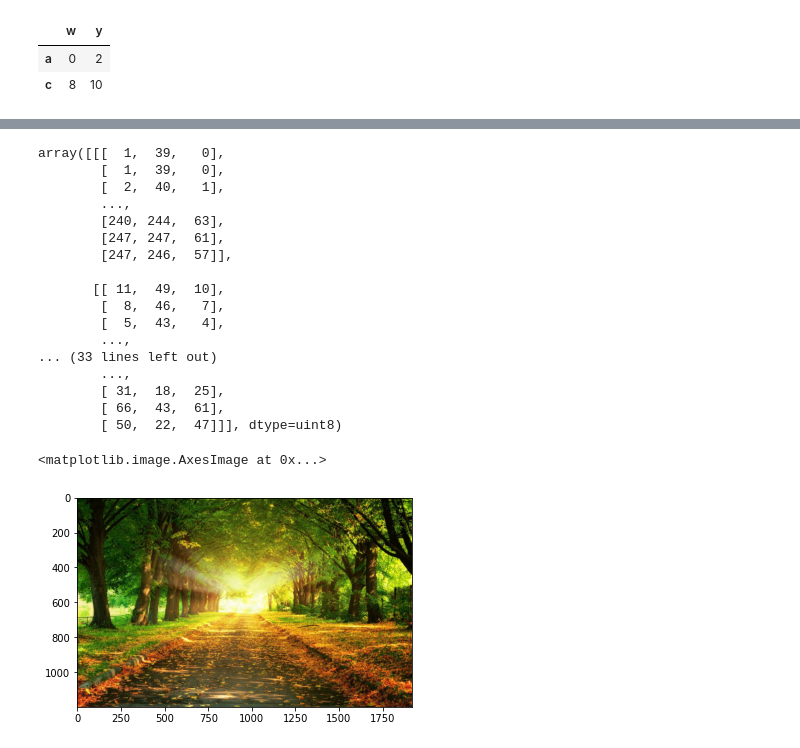
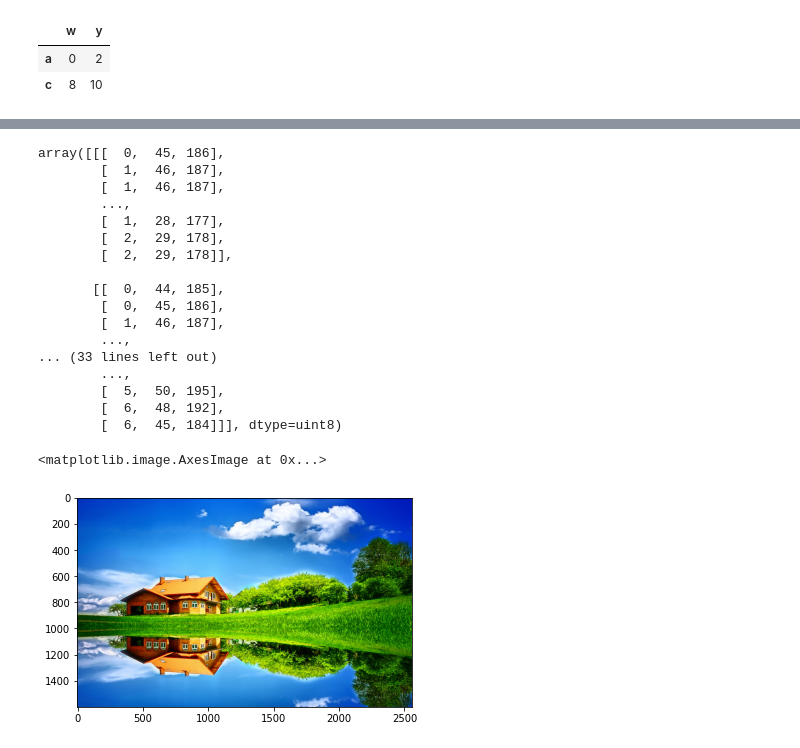
Before and after one commit to YamunaRekapalli/FMML-ASSIGNMENT, a Jupyter notebook: FMML_Aug22_M1Lab1_PythonBasics.ipynb, the cells around one changed output, grey strips where cells are left out. Drawn from its saved outputs; the diff is of its cells as text; code cells hidden in the pictures.

```diff
--- a/FMML_Aug22_M1Lab1_PythonBasics.ipynb
+++ b/FMML_Aug22_M1Lab1_PythonBasics.ipynb
@@ -616,27 +587,27 @@ plt.show()
 ## Answer 3 :
 
 ## 1) make sure drive is loaded and then upload a test image onto your drive
-plt.imread('/content/gdrive/MyDrive/nature.jpg')
+plt.imread('/content/gdrive/MyDrive/nature image.jpg')
 # %% [output]
-array([[[  1,  39,   0],
-        [  1,  39,   0],
-        [  2,  40,   1],
+array([[[  0,  45, 186],
+        [  1,  46, 187],
+        [  1,  46, 187],
         ...,
-        [240, 244,  63],
-        [247, 247,  61],
-        [247, 246,  57]],
+        [  1,  28, 177],
+        [  2,  29, 178],
+        [  2,  29, 178]],
 
-       [[ 11,  49,  10],
-        [  8,  46,   7],
-        [  5,  43,   4],
+       [[  0,  44, 185],
+        [  0,  45, 186],
+        [  1,  46, 187],
         ...,
 ... (33 lines left out)
         ...,
-        [ 31,  18,  25],
-        [ 66,  43,  61],
-        [ 50,  22,  47]]], dtype=uint8)
+        [  5,  50, 195],
+        [  6,  48, 192],
+        [  6,  45, 184]]], dtype=uint8)
 # %%
-plt.imshow(plt.imread('/content/gdrive/MyDrive/nature.jpg'))
+plt.imshow(plt.imread('/content/gdrive/MyDrive/nature image.jpg'))
 # %% [output]
 <matplotlib.image.AxesImage at 0x...>
-[figure, old version]
+[figure, new version]
```
Also changed, not shown: parts of 44 cells of this notebook.
